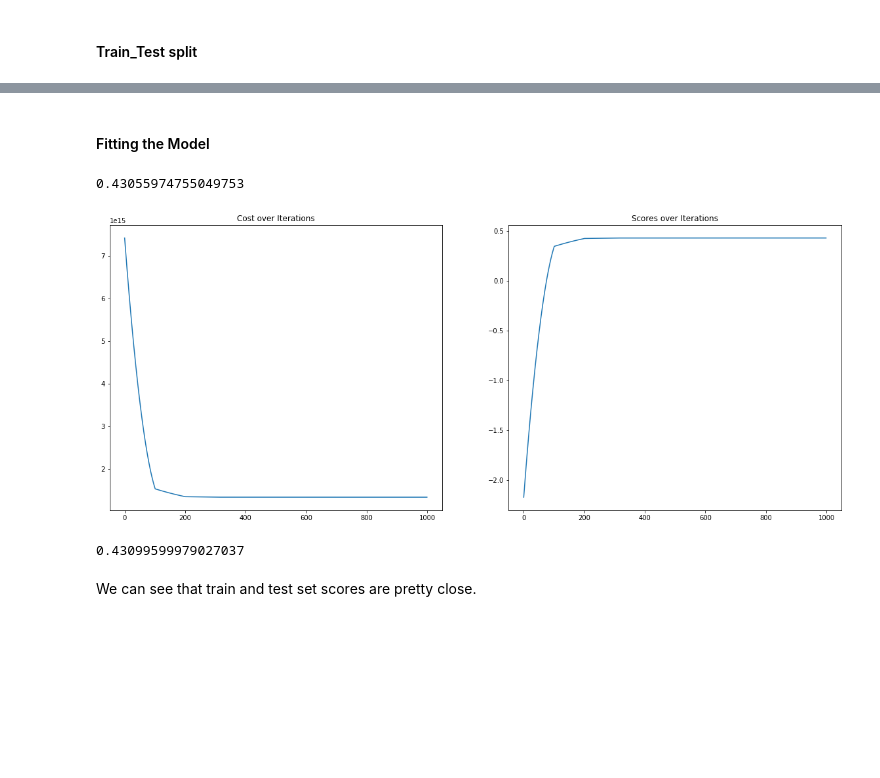
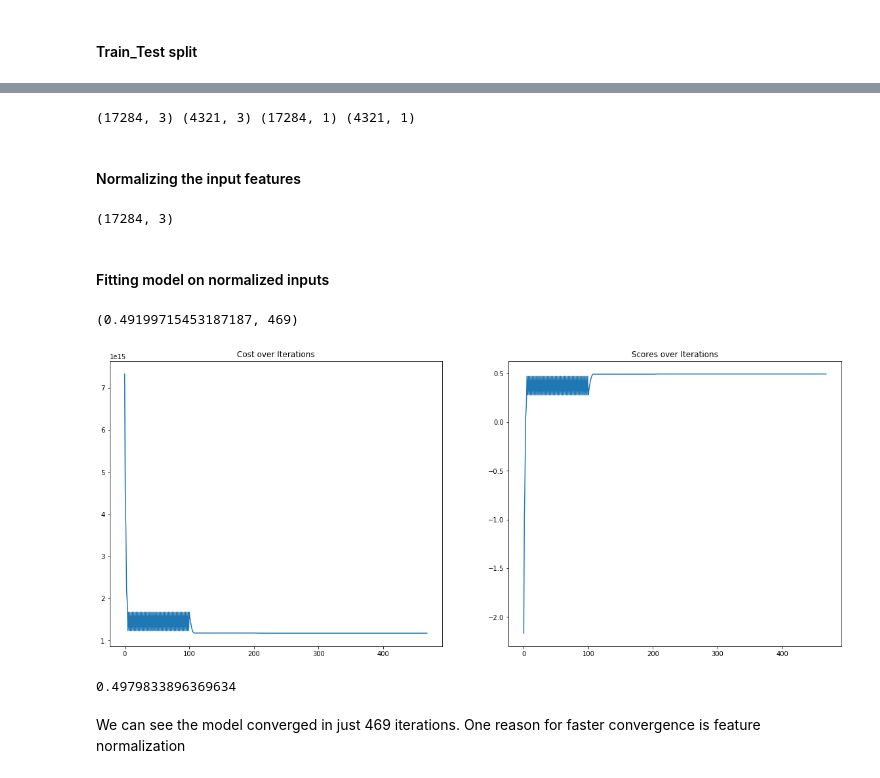
Before and after one commit to usmanhafeez75/scrapy-assignments, a Jupyter notebook: Machine Learning/MultivariateLinearRegression.ipynb, the cells around one changed output, grey strips where cells are left out. Drawn from its saved outputs; the diff is of its cells as text; code cells hidden in the pictures; blank space fills up the shorter version.

Commit message:
Feature Normalization Added

```diff
--- a/Machine Learning/MultivariateLinearRegression.ipynb
+++ b/Machine Learning/MultivariateLinearRegression.ipynb
@@ -9,7 +7,7 @@ from sklearn.model_selection import train_test_split
 # %% [markdown]
 ### The Model
 # %%
-def multivariate_linear_model(X, y, max_iter=10000, learning_rate=0.01, tolerance=0.1, max_grad=100,
+def multivariate_linear_model(X, y, max_iter=10000, learning_rate=0.01, tolerance=0.1, max_grad=1e10,
                               learning_rate_decay=True):
     '''Runs Gradient Descent on the data.
     Returns Parameters learned by the model and costs, scores and gradient magnitudes lists
@@ -19,7 +17,7 @@ def multivariate_linear_model(X, y, max_iter=10000, learning_rate=0.01, toleranc
     m = X.shape[0]                                      # Training Examples
     n = X.shape[1]                                      # No. of features
     X = np.hstack((np.ones((m,1)), X))                  # Adding a column of ones for 0th feature i.e. Intercept
-    w = np.random.randn(n+1, 1)
+    w = np.random.randn(n+1, 1)                         # Random initialization of weights
     costs = []
     scores = []
     gradient_magnitudes = []
@@ -42,8 +40,8 @@ def multivariate_linear_model(X, y, max_iter=10000, learning_rate=0.01, toleranc
         if gradient_magnitude < tolerance:
             break
 
-        if learning_rate_decay and t % 100 == 0:
-            learning_rate = learning_rate / np.sqrt(t+1)    # Learning rate decay over every 100th iteration
+        if learning_rate_decay and (t+1) % 100 == 0:
+            learning_rate = learning_rate / np.sqrt(t)    # Learning rate decay over every 100th iteration
 
     return w, costs, scores, gradient_magnitudes
 
@@ -259,21 +257,40 @@ print(X_train.shape, X_test.shape, y_train.shape, y_test.shape)
-# %% [markdown]
-#### Fitting the Model
+# %%
+train_size = int(0.8*X.shape[0])
+random_indices = np.random.permutation(X.shape[0])
+X_train = X[random_indices[:train_size], :]
+X_test = X[random_indices[train_size:], :]
+y_train = y[random_indices[:train_size], :]
+y_test = y[random_indices[train_size:], :]
+print(X_train.shape, X_test.shape, y_train.shape, y_test.shape)
+# %% [output]
+(17284, 3) (4321, 3) (17284, 1) (4321, 1)
+# %% [markdown]
+#### Normalizing the input features
+# %%
+means = np.mean(X_train, axis=0)
+stds = np.std(X_train, axis=0)
+X_train_normed = (X_train - means) / stds
+X_train_normed.shape
+# %% [output]
+(17284, 3)
+# %% [markdown]
+#### Fitting model on normalized inputs
 # %%
-w, costs, scores, _ = multivariate_linear_model(X_train, y_train, max_iter=1000)
+w, costs, scores, grads = multivariate_linear_model(X_train_normed, y_train, max_grad=1e7, tolerance=2)
 plt.figure(figsize=(20,8))
 plt.subplot(1,2,1)
 plt.title('Cost over Iterations')
 plt.plot(costs)
 plt.subplot(1,2,2)
 plt.title('Scores over Iterations')
 plt.plot(scores)
-score(X,y,w)
+score(X_train_normed, y_train, w), len(scores)
 # %% [output]
-0.43055974755049753
+(0.49199715453187187, 469)
-[figure, old version]
+[figure, new version]
 # %%
-score(X_test, y_test, w)
+score((X_test - means) / stds, y_test, w)
 # %% [output]
-0.43099599979027037
+0.4979833896369634
-# %% [markdown]
-We can see that train and test set scores are pretty close.
+# %% [markdown]
+We can see the model converged in just 469 iterations. One reason for faster convergence is feature normalization
```
Also changed, not shown: parts of 10 cells of this notebook.
